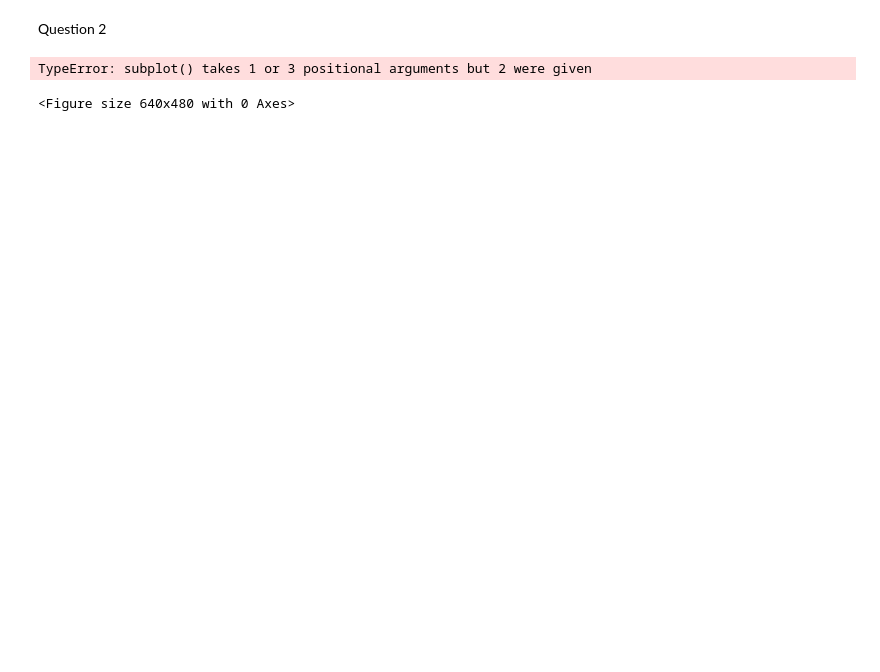
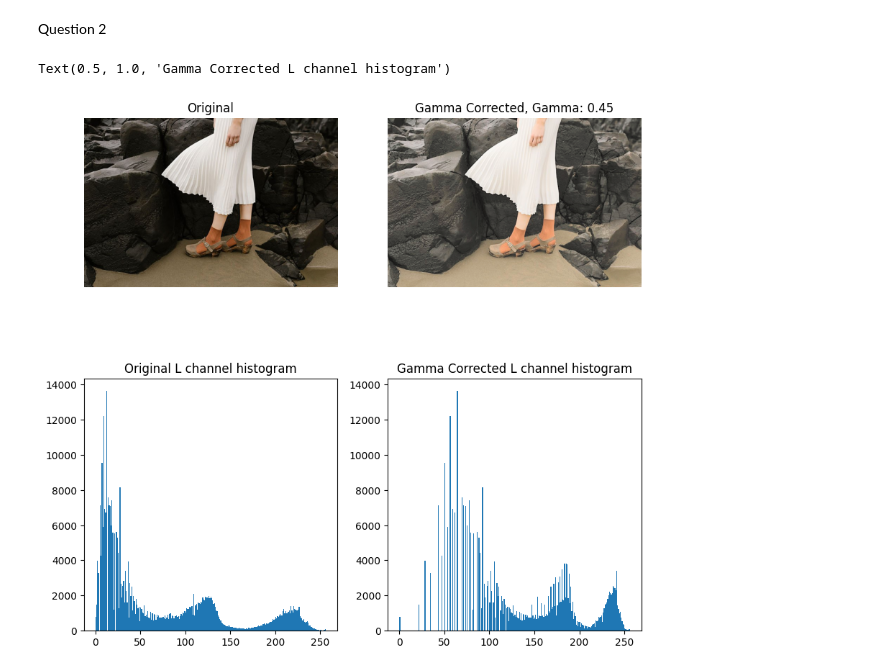
Before and after one commit to yushmantha/computer-vision, a Jupyter notebook: assignment_one/q2.ipynb, the cells around one changed output. Drawn from its saved outputs; the diff is of its cells as text; code cells hidden in the pictures; blank space fills up the shorter version.

```diff
--- a/assignment_one/q2.ipynb
+++ b/assignment_one/q2.ipynb
@@ -3,29 +3,45 @@ Question 2
 # %%
 import cv2 as cv
 import numpy as np
 import sys
 import matplotlib.pyplot as plt
 
 img = cv.imread('highlights_and_shadows.jpg')
 if img is None:
     print("Could not read input image")
     sys.exit(1)
 
-gamma = 0.5
+gamma = 0.45
 
 #convert iamge to LAB space
 img_lab = cv.cvtColor(img, cv.COLOR_BGR2LAB)
 l, a, b = cv.split(img_lab)
 
 l_normal = l / 255.0
 l_gamma = np.power(l_normal,gamma)
 l_gamma_corrected = (l_gamma * 255).astype(np.uint8)
 
 #combine to a new image
 lab_new = cv.merge((l_gamma_corrected,a,b))
 img_new = cv.cvtColor(lab_new, cv.COLOR_LAB2BGR)
 
-plot, axis = plt.subplots(2,2,figsize=(10,5))
+plot, axis = plt.subplots(2,2,figsize=(10,10))
+
+#show images
+axis[0,0].imshow(cv.cvtColor(img,cv.COLOR_BGR2RGB))
+axis[0,0].axis('off')
+axis[0,0].set_title('Original')
+
+axis[0,1].imshow(cv.cvtColor(img_new,cv.COLOR_BGR2RGB))
+axis[0,1].axis('off')
+axis[0,1].set_title(f'Gamma Corrected, Gamma: {gamma}')
+
+#show histogram
+axis[1,0].hist(l.flatten(), bins=256, range=[0,256])
+axis[1,0].set_title('Original L channel histogram')
+
+axis[1,1].hist(l_gamma_corrected.flatten(), bins=256, range=[0,256])
+axis[1,1].set_title('Gamma Corrected L channel histogram')
 # %% [output]
-TypeError: subplot() takes 1 or 3 positional arguments but 2 were given
+Text(0.5, 1.0, 'Gamma Corrected L channel histogram')
-<Figure size 640x480 with 0 Axes>
+[figure, added]
```
Also changed, not shown: 2 other files.
